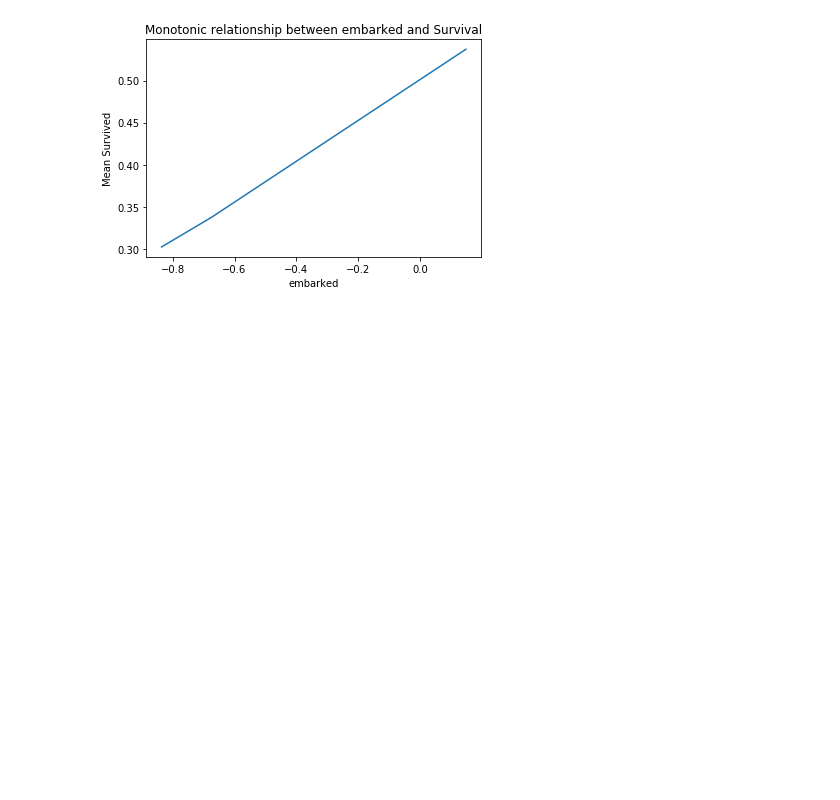
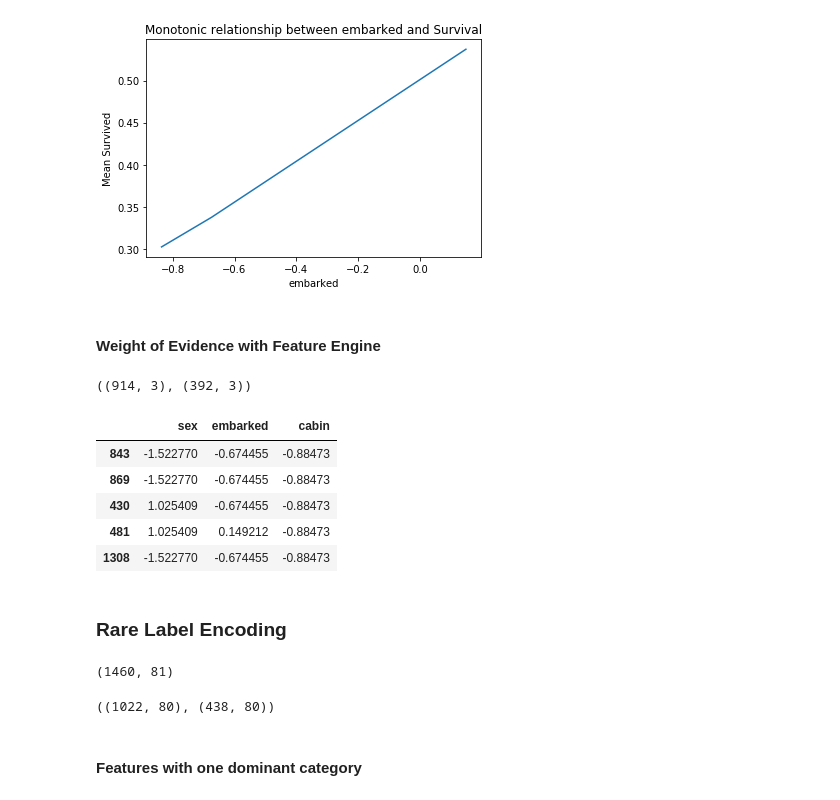
Before and after one commit to KarthikKothareddy/FeatureEngineering, a Jupyter notebook: categorical_variable_encoding.ipynb, the cells around one changed output. Cells and saved outputs as stored; diff of their text form; code cells hidden in the pictures; blank space fills up the shorter version.

```diff
--- a/categorical_variable_encoding.ipynb
+++ b/categorical_variable_encoding.ipynb
@@ -7,6 +7,7 @@ import matplotlib.pyplot as plt
 
 import warnings
 warnings.filterwarnings("ignore")
+pd.set_option('display.max_columns', None)
 
 # to split the datasets
 from sklearn.model_selection import train_test_split
@@ -1570,3 +1570,54 @@ for var in ['cabin', 'sex', 'embarked']:
 [figure]
 [figure]
 [figure]
+# %% [markdown]
+#### Weight of Evidence with Feature Engine
+# %%
+# split
+x_train, x_test, y_train, y_test = train_test_split(
+    data[['sex', 'embarked', 'cabin']],
+    data['survived'],  # target
+    test_size=0.3,
+    random_state=0)
+
+x_train.shape, x_test.shape
+# %% [output]
+((914, 3), (392, 3))
+# %%
+ratio_encoder = WoERatioCategoricalEncoder(
+    encoding_method="woe",
+    variables=["sex", "embarked", "cabin"]
+)
+ratio_encoder.fit(x_train, y_train)
+
+x_train = ratio_encoder.transform(x_train)
+x_test = ratio_encoder.transform(x_test)
+x_train.head()
+# %% [output]
+|  | sex | embarked | cabin |
+| 843 | -1.522770 | -0.674455 | -0.88473 |
+| 869 | -1.522770 | -0.674455 | -0.88473 |
+| 430 | 1.025409 | -0.674455 | -0.88473 |
+| 481 | 1.025409 | 0.149212 | -0.88473 |
+| 1308 | -1.522770 | -0.674455 | -0.88473 |
+# %% [markdown]
+### Rare Label Encoding
+# %%
+# load dataset
+data = pd.read_csv('data/housing.csv')
+data.head()
+data.shape
+# %% [output]
+(1460, 81)
+# %%
+x_train, x_test, y_train, y_test = train_test_split(
+    data.drop(labels=['SalePrice'], axis=1), # predictors
+    data.SalePrice, # target
+    test_size=0.3,
+    random_state=0)
+
+x_train.shape, x_test.shape
+# %% [output]
+((1022, 80), (438, 80))
+# %% [markdown]
+#### Features with one dominant category
```
Also changed, not shown: parts of 18 cells of this notebook.
